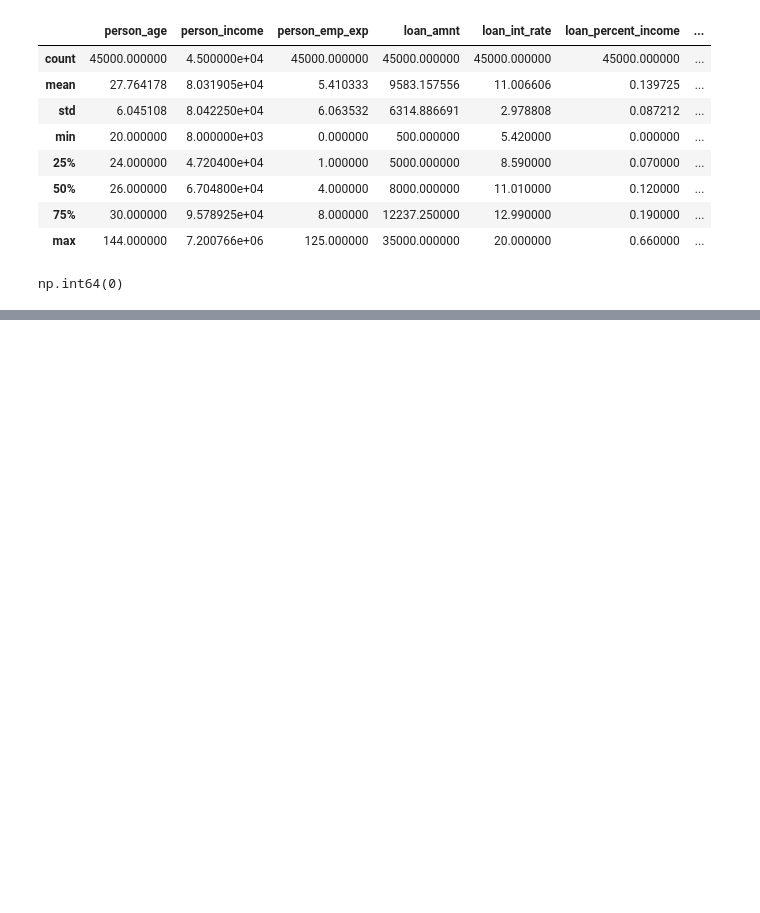
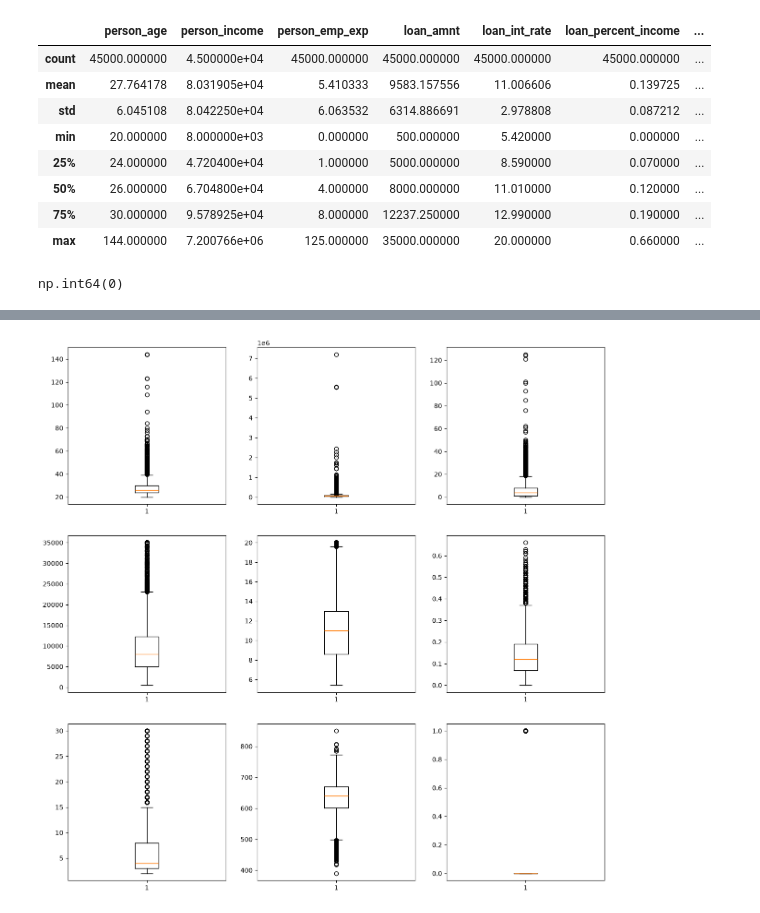
Before and after one commit to Adeel213/ML-Practice, a Jupyter notebook: Transformation.ipynb, the cells around one changed output, grey strips where cells are left out. Saved outputs shown, nothing was run; the diff lists cells and outputs as text; code cells hidden in the pictures; blank space fills up the shorter version.

```diff
--- a/Transformation.ipynb
+++ b/Transformation.ipynb
@@ -152,0 +105,8 @@ Name: count, dtype: int64
+# %%
+fig, axes = plt.subplots(3, 3, figsize=(15, 15))
+axes_flat = axes.flatten()
+
+for ax,col in zip(axes_flat,num_col):
+    ax.boxplot(df[col])
+# %% [output]
+[figure, added]
```
Also changed, not shown: parts of 31 cells of this notebook.
